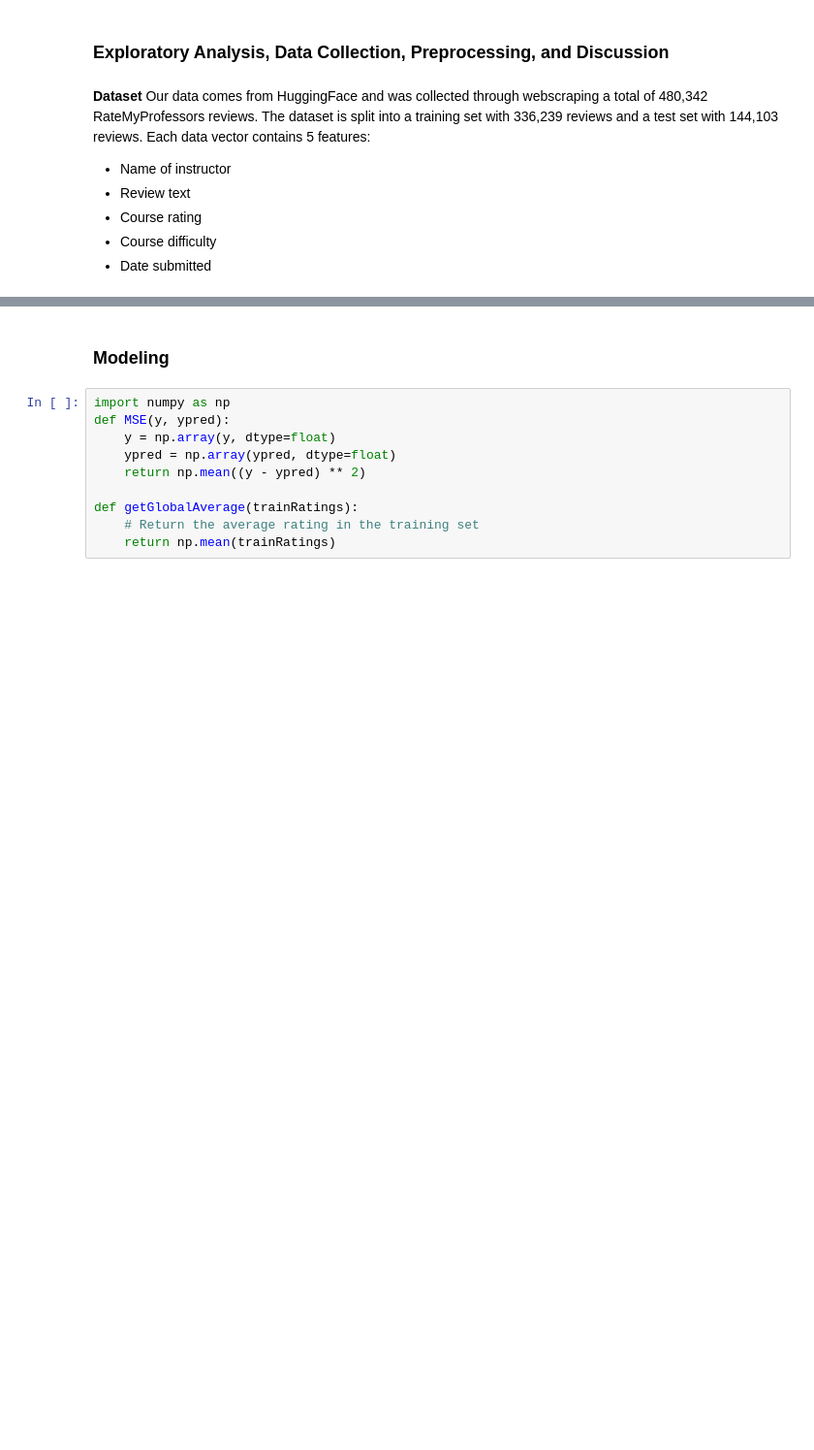
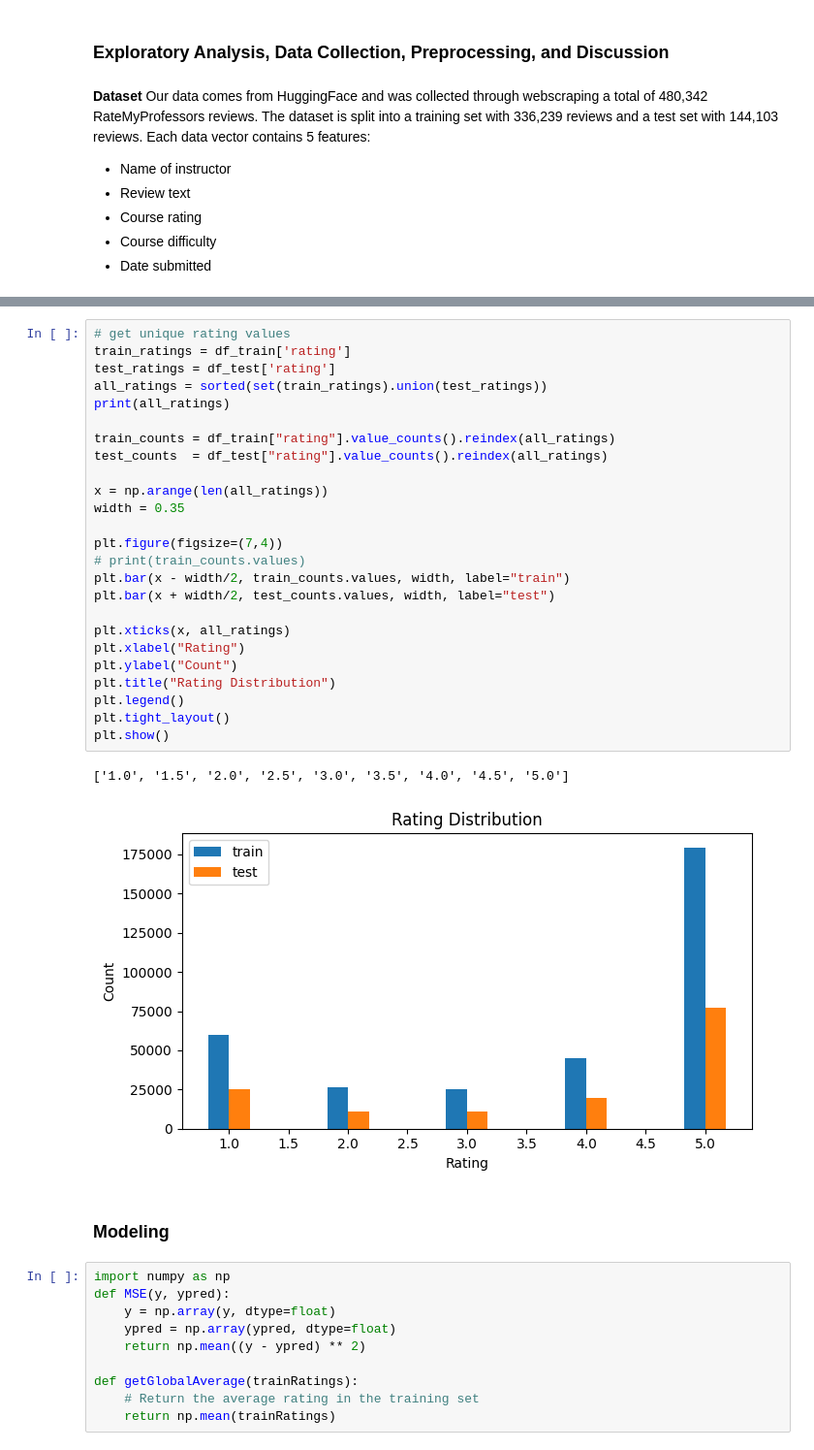
Before and after one commit to JudeRgamba/CSE-158R-Assignment-2, a Jupyter notebook: assignment2.ipynb, the cells around one changed output, grey strips where cells are left out. Shown: that part at 97% size. Drawn from its saved outputs; the diff is of its cells as text; blank space fills up the shorter version.

```diff
--- a/assignment2.ipynb
+++ b/assignment2.ipynb
@@ -110,3 +75,31 @@ plt.show()
+# %%
+# get unique rating values
+train_ratings = df_train['rating']
+test_ratings = df_test['rating']
+all_ratings = sorted(set(train_ratings).union(test_ratings))
+print(all_ratings)
+
+train_counts = df_train["rating"].value_counts().reindex(all_ratings)
+test_counts  = df_test["rating"].value_counts().reindex(all_ratings)
+
+x = np.arange(len(all_ratings))
+width = 0.35
+
+plt.figure(figsize=(7,4))
+# print(train_counts.values)
+plt.bar(x - width/2, train_counts.values, width, label="train")
+plt.bar(x + width/2, test_counts.values, width, label="test")
+
+plt.xticks(x, all_ratings)
+plt.xlabel("Rating")
+plt.ylabel("Count")
+plt.title("Rating Distribution")
+plt.legend()
+plt.tight_layout()
+plt.show()
+# %% [output]
+['1.0', '1.5', '2.0', '2.5', '3.0', '3.5', '4.0', '4.5', '5.0']
+[figure, added]
 # %% [markdown]
 ### Modeling
 # %%
```
Also changed, not shown: parts of 3 cells of this notebook.
